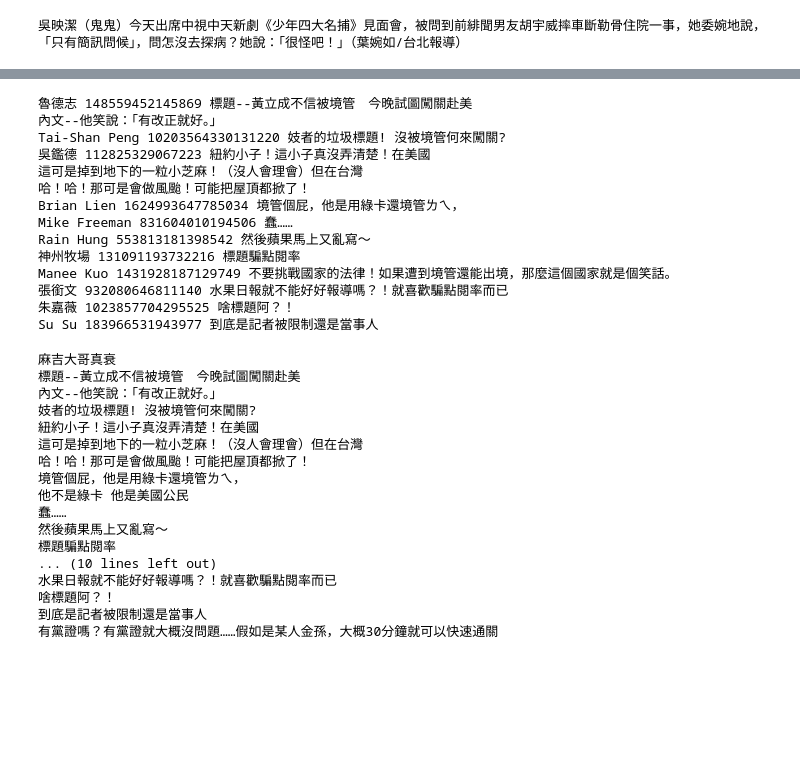
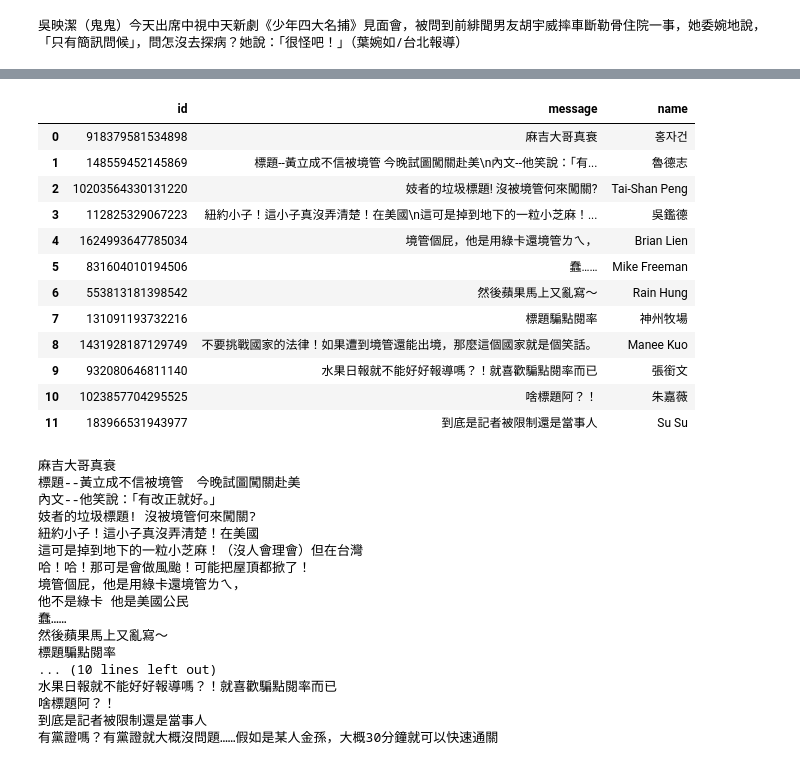
Before and after one commit to ywchiu/pytextmining, a Jupyter notebook: 20151012Tutorial.ipynb, the cells around one changed output, grey strips where cells are left out. Cells and saved outputs as stored; diff of their text form; code cells hidden in the pictures; blank space fills up the shorter version.

```diff
--- a/20151012Tutorial.ipynb
+++ b/20151012Tutorial.ipynb
@@ -445,23 +445,29 @@ print res.text
 # %%
 import json
 jd = json.loads(res.text)
+fbary = []
 for dt in jd['data']:
-    print dt['from']['name'],dt['from']['id'],  dt['message']
+    dic= {'name':dt['from']['name'],'id':dt['from']['id'],\
+          'message':dt['message']}
+    fbary.append(dic)
-# %% [output]
-魯德志 148559452145869 標題--黃立成不信被境管　今晚試圖闖關赴美
-內文--他笑說：「有改正就好。」
-Tai-Shan Peng 10203564330131220 妓者的垃圾標題! 沒被境管何來闖關?
-吳鑑德 112825329067223 紐約小子！這小子真沒弄清楚！在美國
-這可是掉到地下的一粒小芝麻！（沒人會理會）但在台灣
-哈！哈！那可是會做風颱！可能把屋頂都掀了！
-Brian Lien 1624993647785034 境管個屁，他是用綠卡還境管ㄌㄟ，
-Mike Freeman 831604010194506 蠢……
-Rain Hung 553813181398542 然後蘋果馬上又亂寫～
-神州牧場 131091193732216 標題騙點閱率
-Manee Kuo 1431928187129749 不要挑戰國家的法律！如果遭到境管還能出境，那麼這個國家就是個笑話。
-張銜文 932080646811140 水果日報就不能好好報導嗎？！就喜歡騙點閱率而已
-朱嘉薇 1023857704295525 啥標題阿？！
-Su Su 183966531943977 到底是記者被限制還是當事人
+# %%
+import pandas as pd
+df = pd.DataFrame(fbary)
+df
+# %% [output]
+|  | id | message | name |
+| 0 | 918379581534898 | 麻吉大哥真衰 | 홍자건 |
+| 1 | 148559452145869 | 標題--黃立成不信被境管 今晚試圖闖關赴美\n內文--他笑說：「有... | 魯德志 |
+| 2 | 10203564330131220 | 妓者的垃圾標題! 沒被境管何來闖關? | Tai-Shan Peng |
+| 3 | 112825329067223 | 紐約小子！這小子真沒弄清楚！在美國\n這可是掉到地下的一粒小芝麻！... | 吳鑑德 |
+| 4 | 1624993647785034 | 境管個屁，他是用綠卡還境管ㄌㄟ， | Brian Lien |
+| 5 | 831604010194506 | 蠢…… | Mike Freeman |
+| 6 | 553813181398542 | 然後蘋果馬上又亂寫～ | Rain Hung |
+| 7 | 131091193732216 | 標題騙點閱率 | 神州牧場 |
+| 8 | 1431928187129749 | 不要挑戰國家的法律！如果遭到境管還能出境，那麼這個國家就是個笑話。 | Manee Kuo |
+| 9 | 932080646811140 | 水果日報就不能好好報導嗎？！就喜歡騙點閱率而已 | 張銜文 |
+| 10 | 1023857704295525 | 啥標題阿？！ | 朱嘉薇 |
+| 11 | 183966531943977 | 到底是記者被限制還是當事人 | Su Su |
 # %%
 APPID = '<ID>'
 APPSECRET = '<SECRET>'
```
Also changed, not shown: parts of 6 cells of this notebook.
